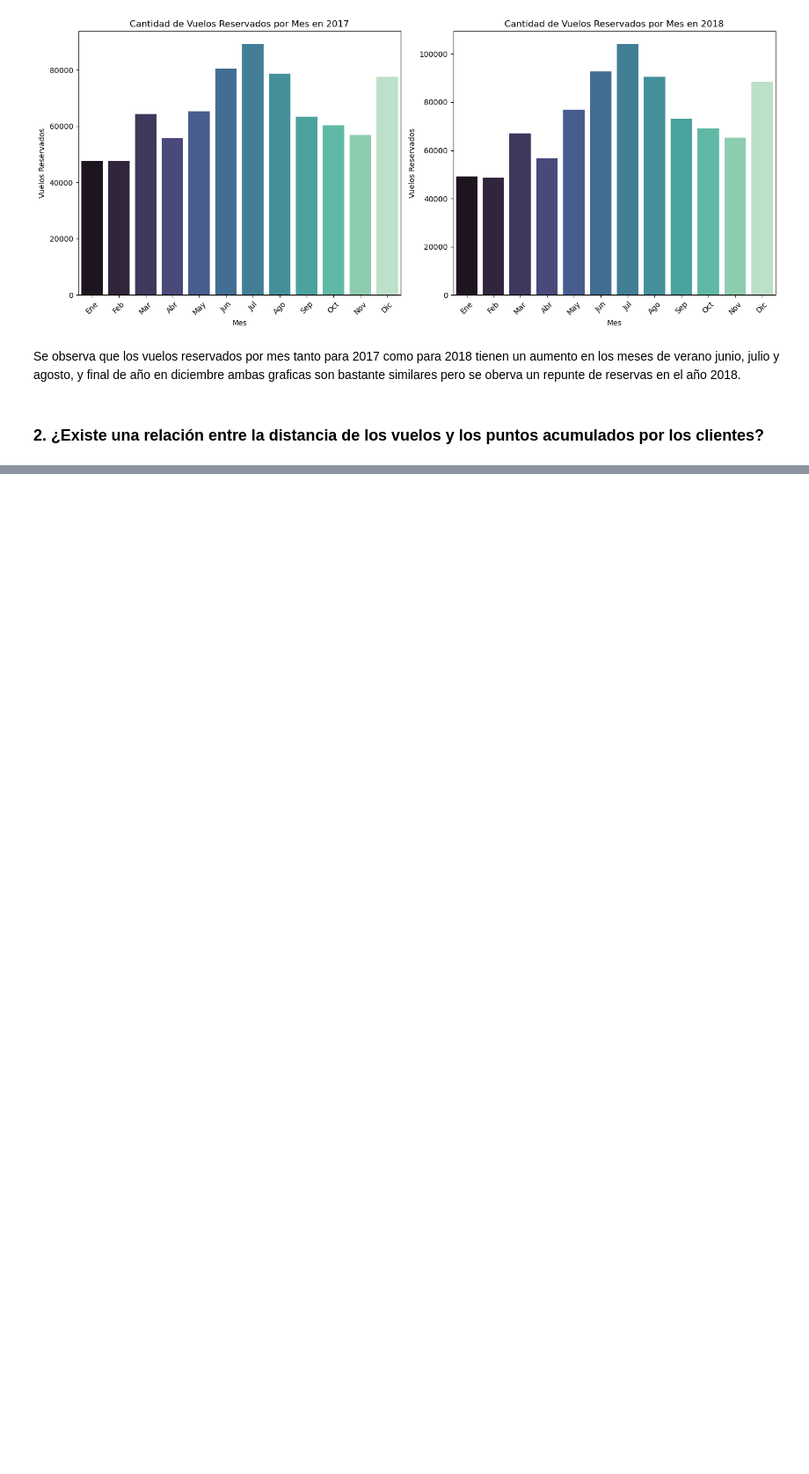
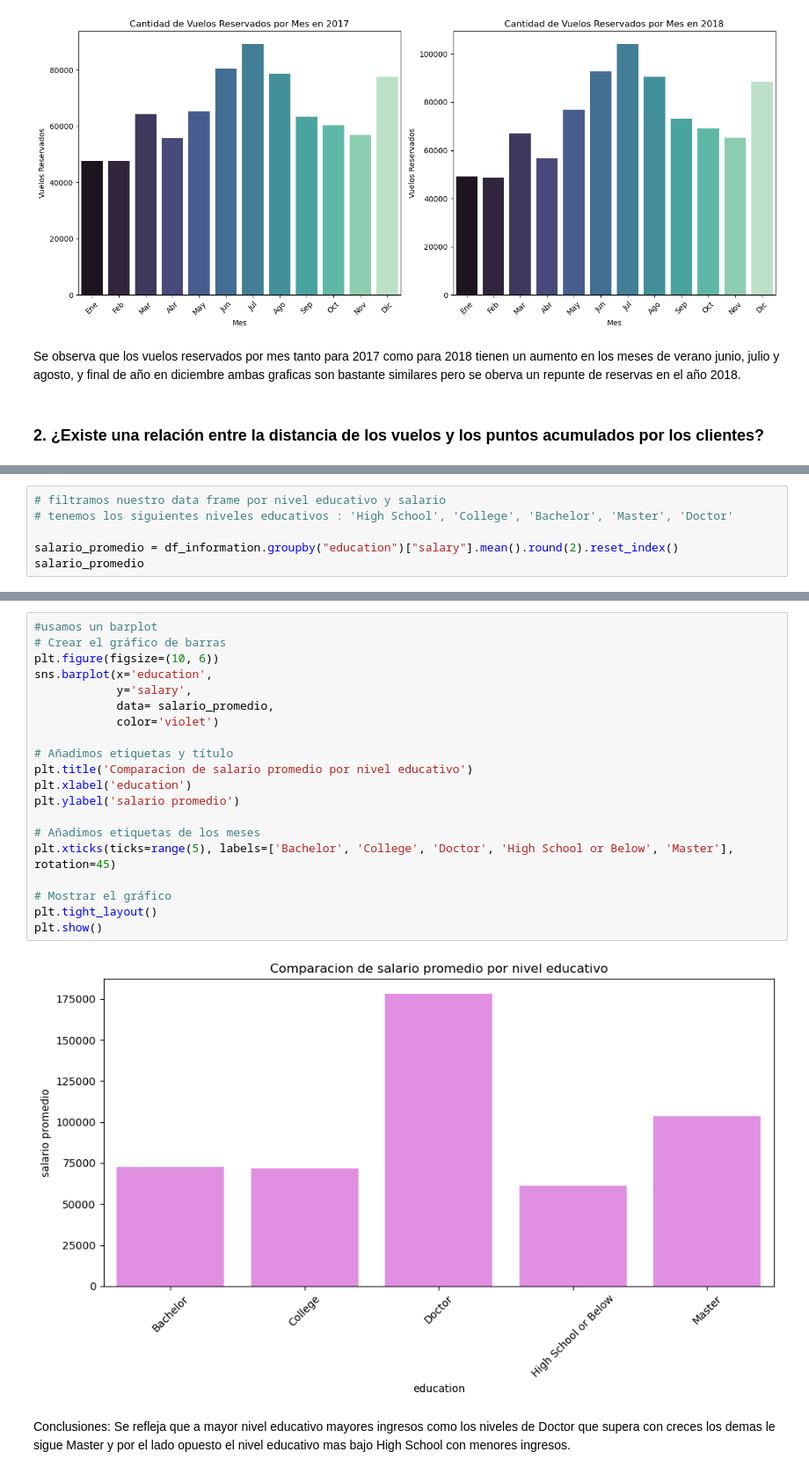
Before and after one commit to Adalab/bda-modulo-3-evaluacion-final-maria-diz, a Jupyter notebook: Fase_2_Visualizacion.ipynb, the cells around one changed output, grey strips where cells are left out. Shown: that part at 88% size. Drawn from its saved outputs; the diff is of its cells as text; blank space fills up the shorter version.

```diff
--- a/Fase_2_Visualizacion.ipynb
+++ b/Fase_2_Visualizacion.ipynb
@@ -217,0 +303,6 @@ Se observa que los vuelos reservados por mes tanto para 2017 como para 2018 tien
+# %%
+# filtramos nuestro data frame por nivel educativo y salario
+# tenemos los siguientes niveles educativos : 'High School', 'College', 'Bachelor', 'Master', 'Doctor'
+
+salario_promedio = df_information.groupby("education")["salary"].mean().round(2).reset_index()
+salario_promedio
@@ -217,0 +316,25 @@ Se observa que los vuelos reservados por mes tanto para 2017 como para 2018 tien
+# %%
+#usamos un barplot
+# Crear el gráfico de barras
+plt.figure(figsize=(10, 6))
+sns.barplot(x='education',
+            y='salary',
+            data= salario_promedio,
+            color='violet')
+
+# Añadimos etiquetas y título
+plt.title('Comparacion de salario promedio por nivel educativo')
+plt.xlabel('education')
+plt.ylabel('salario promedio')
+
+# Añadimos etiquetas de los meses
+plt.xticks(ticks=range(5), labels=['Bachelor', 'College', 'Doctor', 'High School or Below', 'Master'], rotation=45)
+
+# Mostrar el gráfico
+plt.tight_layout()
+plt.show()
+# %% [output]
+[figure, added]
+# %% [markdown]
+Conclusiones:
+Se refleja que a mayor nivel educativo mayores ingresos como los niveles de Doctor que supera con creces los demas le sigue Master y por el lado opuesto el nivel educativo mas bajo High School con menores ingresos.
```
Also changed, not shown: parts of 22 cells of this notebook, 22 other files.
